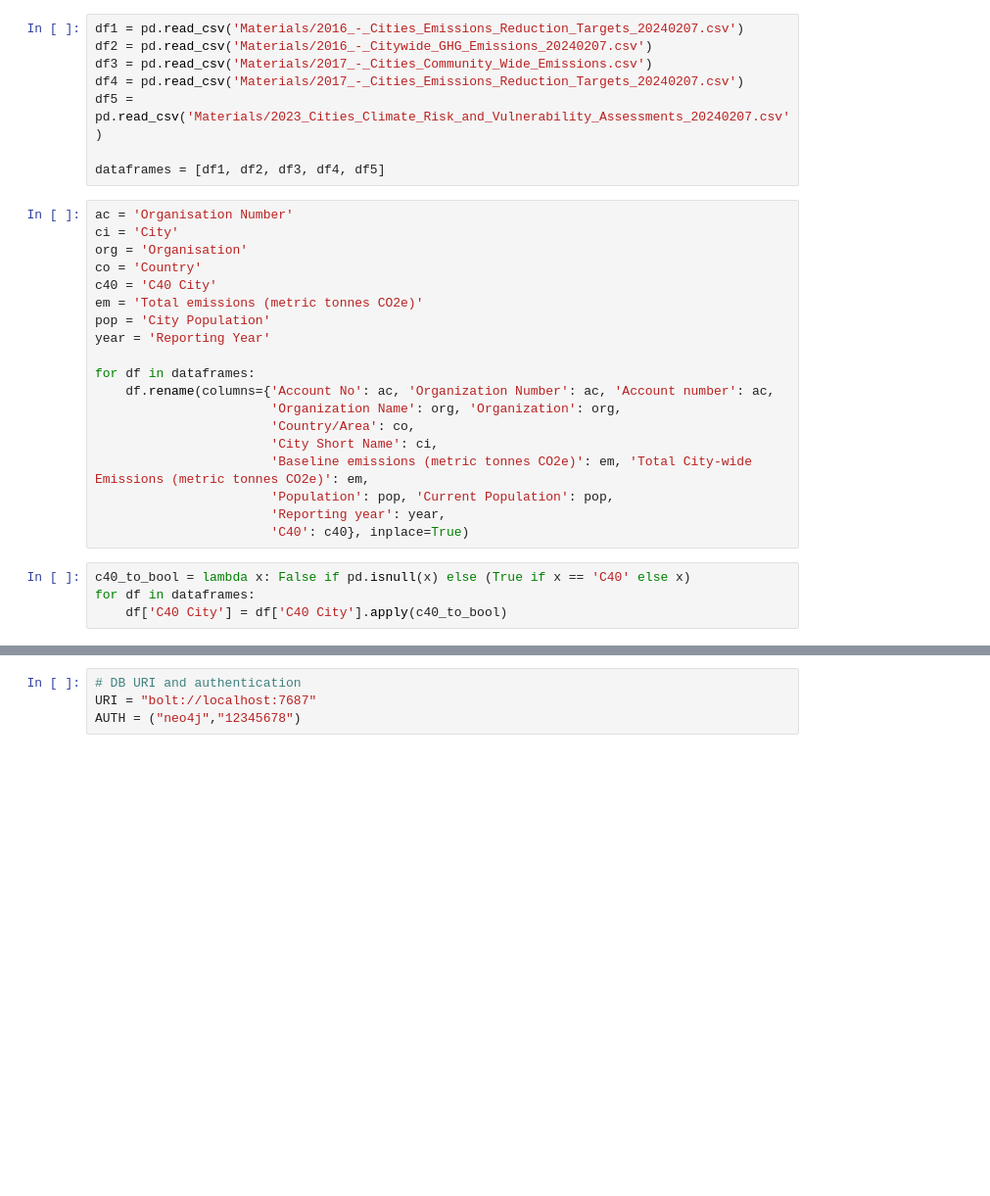
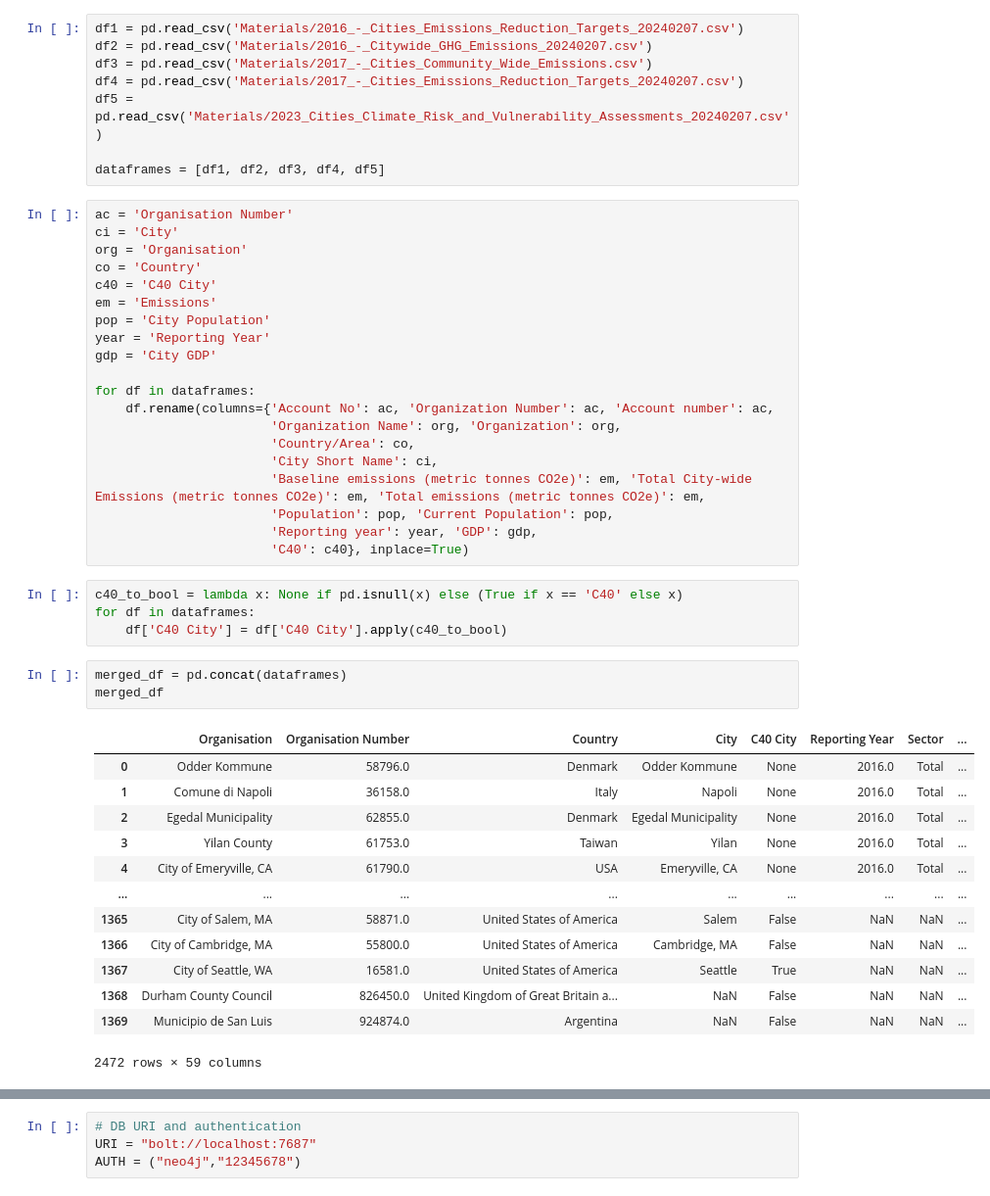
Before and after one commit to Gruppe-H/DB-Assignment3, a Jupyter notebook: DB-Assignment3.ipynb, the cells around one changed output, grey strips where cells are left out. Shown at 98% size. Drawn from its saved outputs; the diff is of its cells as text; blank space fills up the shorter version.

```diff
--- a/DB-Assignment3.ipynb
+++ b/DB-Assignment3.ipynb
@@ -45,20 +31,38 @@ ci = 'City'
 org = 'Organisation'
 co = 'Country'
 c40 = 'C40 City'
-em = 'Total emissions (metric tonnes CO2e)'
+em = 'Emissions'
 pop = 'City Population'
 year = 'Reporting Year'
+gdp = 'City GDP'
 
 for df in dataframes:
     df.rename(columns={'Account No': ac, 'Organization Number': ac, 'Account number': ac,
                        'Organization Name': org, 'Organization': org,
                        'Country/Area': co,
                        'City Short Name': ci,
-                       'Baseline emissions (metric tonnes CO2e)': em, 'Total City-wide Emissions (metric tonnes CO2e)': em,
+                       'Baseline emissions (metric tonnes CO2e)': em, 'Total City-wide Emissions (metric tonnes CO2e)': em, 'Total emissions (metric tonnes CO2e)': em,
                        'Population': pop, 'Current Population': pop,
-                       'Reporting year': year,
+                       'Reporting year': year, 'GDP': gdp,
                        'C40': c40}, inplace=True)
-# %%
-c40_to_bool = lambda x: False if pd.isnull(x) else (True if x == 'C40' else x)
-for df in dataframes:
-    df['C40 City'] = df['C40 City'].apply(c40_to_bool)
+# %%
+c40_to_bool = lambda x: None if pd.isnull(x) else (True if x == 'C40' else x)
+for df in dataframes:
+    df['C40 City'] = df['C40 City'].apply(c40_to_bool)
+# %%
+merged_df = pd.concat(dataframes)
+merged_df
+# %% [output]
+|  | Organisation | Organisation Number | Country | City | C40 City | Reporting Year | Sector | ... |
+| 0 | Odder Kommune | 58796.0 | Denmark | Odder Kommune | None | 2016.0 | Total | ... |
+| 1 | Comune di Napoli | 36158.0 | Italy | Napoli | None | 2016.0 | Total | ... |
+| 2 | Egedal Municipality | 62855.0 | Denmark | Egedal Municipality | None | 2016.0 | Total | ... |
+| 3 | Yilan County | 61753.0 | Taiwan | Yilan | None | 2016.0 | Total | ... |
+| 4 | City of Emeryville, CA | 61790.0 | USA | Emeryville, CA | None | 2016.0 | Total | ... |
+| ... | ... | ... | ... | ... | ... | ... | ... | ... |
+| 1365 | City of Salem, MA | 58871.0 | United States of America | Salem | False | NaN | NaN | ... |
+| 1366 | City of Cambridge, MA | 55800.0 | United States of America | Cambridge, MA | False | NaN | NaN | ... |
+| 1367 | City of Seattle, WA | 16581.0 | United States of America | Seattle | True | NaN | NaN | ... |
+| 1368 | Durham County Council | 826450.0 | United Kingdom of Great Britain a... | NaN | False | NaN | NaN | ... |
+| 1369 | Municipio de San Luis | 924874.0 | Argentina | NaN | False | NaN | NaN | ... |
+2472 rows × 59 columns
```
Also changed, not shown: parts of 56 cells of this notebook.
